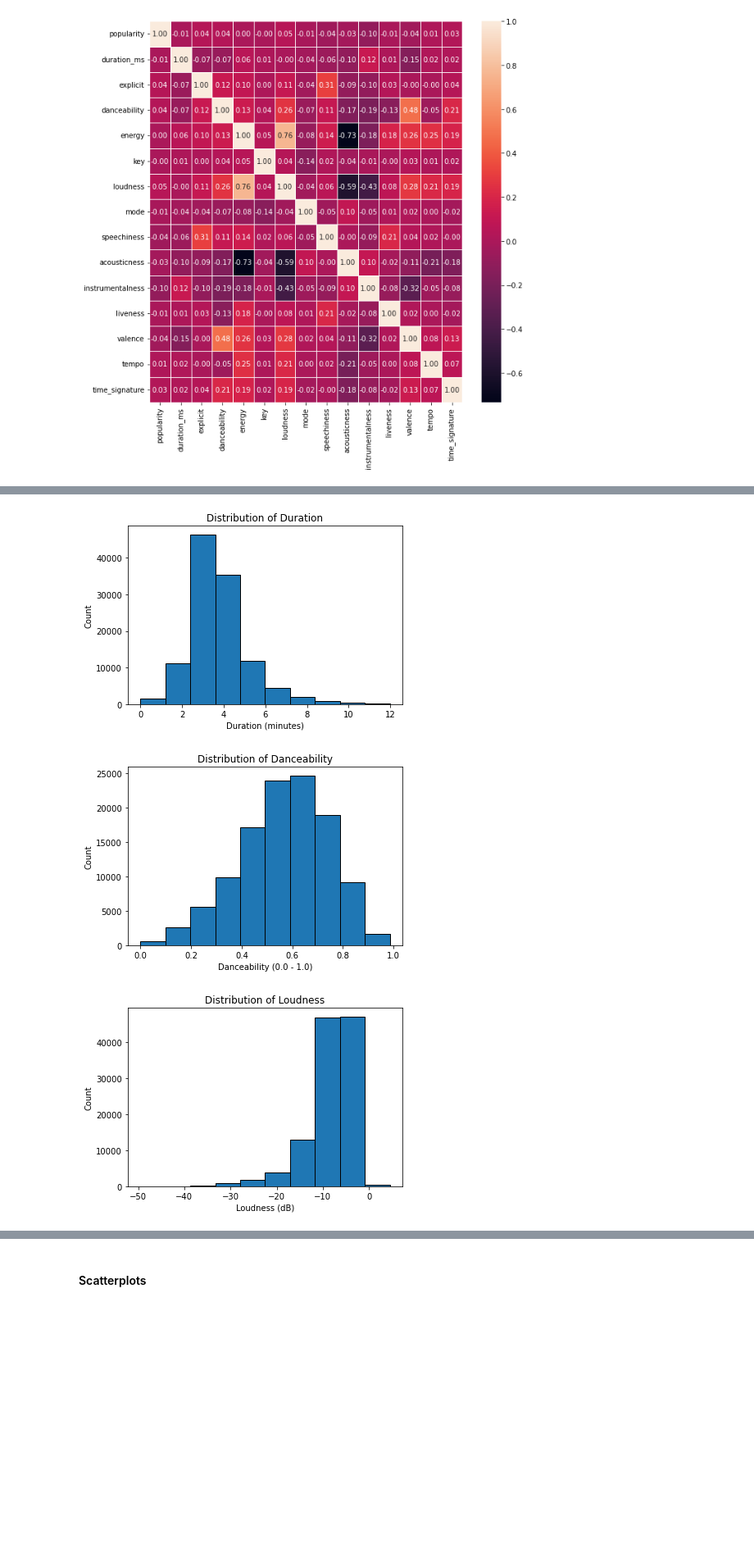
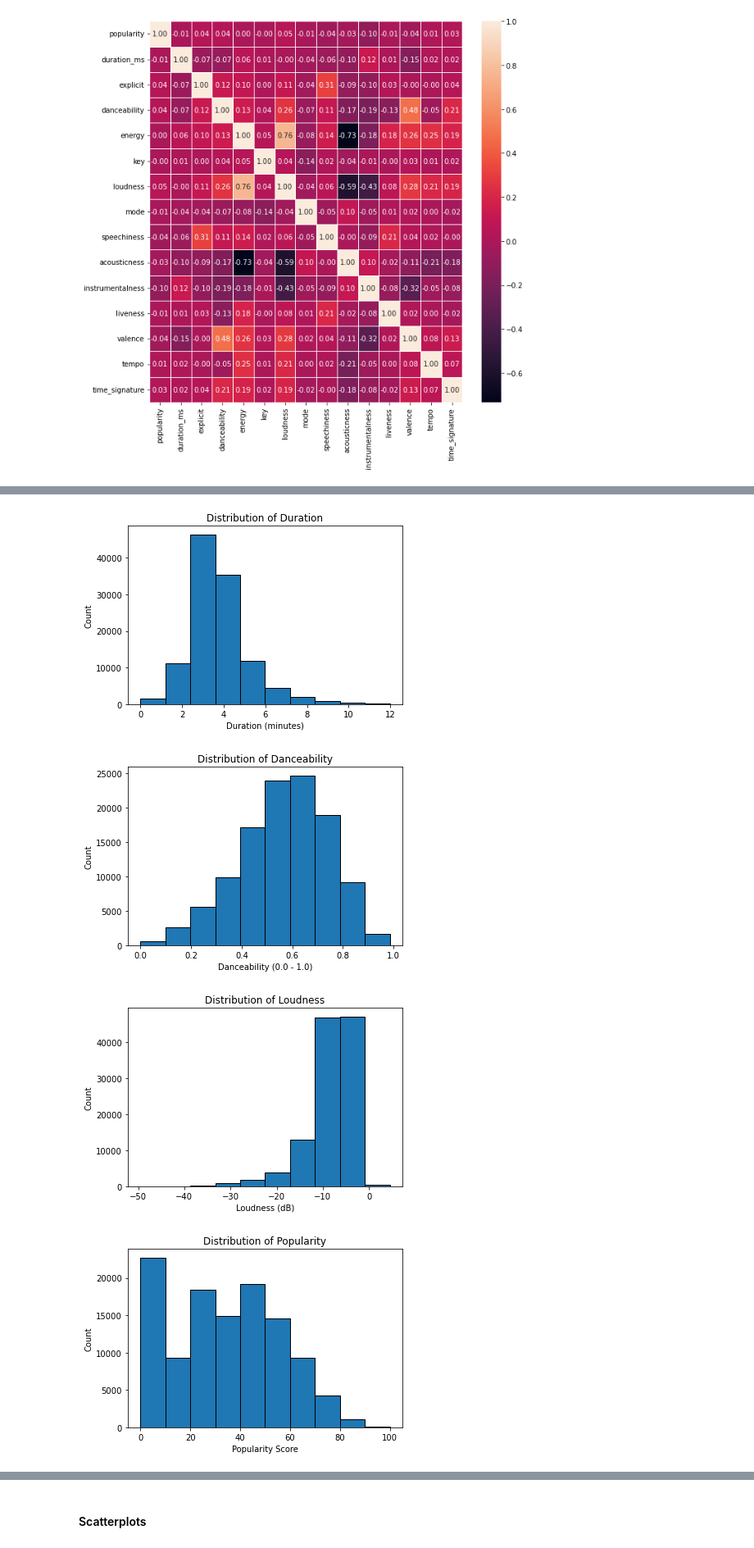
Before and after one commit to ebodenbender/Music-Popularity-Classification, a Jupyter notebook: song-classication.ipynb, the cells around one changed output, grey strips where cells are left out. Shown: that part at 82% size. Saved outputs shown, nothing was run; the diff lists cells and outputs as text; code cells hidden in the pictures; blank space fills up the shorter version.

Commit message:
added histogram of popularities

```diff
--- a/song-classication.ipynb
+++ b/song-classication.ipynb
@@ -58,32 +83,35 @@ sn.heatmap(correlation_matrix, annot=True, linewidth=1, fmt=".2f")
 print("--- Prepping data for histograms ---")
 duration_ms = songs["duration_ms"]
 danceability = songs["danceability"]
 loudness = songs["loudness"]
 instrumentalness = songs["instrumentalness"]
+popularity = songs["popularity"]
 
 # convert song length in ms to minutes
 duration_minutes = [(ms / 1000) / 60 for ms in duration_ms]
 # drop all songs 12 mins or longer to clean up histogram
 count = 0
 for time in duration_minutes:
     if time >= 12:
         count = count + 1
 print("Num Songs >= 12 min:", count)
 print("Dropping", count, "instances")
 # drop last 301 songs
 duration_minutes = sorted(duration_minutes)
 duration_minutes = duration_minutes[:(((len(duration_minutes)) - 1) - 301)]
 
 # generate histograms
 plot_utils.make_histogram(duration_minutes, "Distribution of Duration", "Duration (minutes)", "Count")
 plot_utils.make_histogram(danceability, "Distribution of Danceability", "Danceability (0.0 - 1.0)", "Count")
 plot_utils.make_histogram(loudness, "Distribution of Loudness", "Loudness (dB)", "Count")
+plot_utils.make_histogram(popularity, "Distribution of Popularity", "Popularity Score", "Count")
 # %% [output]
 --- Prepping data for histograms ---
 Num Songs >= 12 min: 301
 Dropping 301 instances
 [figure]
 [figure]
 [figure]
+[figure, added]
 # %% [markdown]
 #### Bar Charts
```
Also changed, not shown: parts of 6 cells of this notebook.
